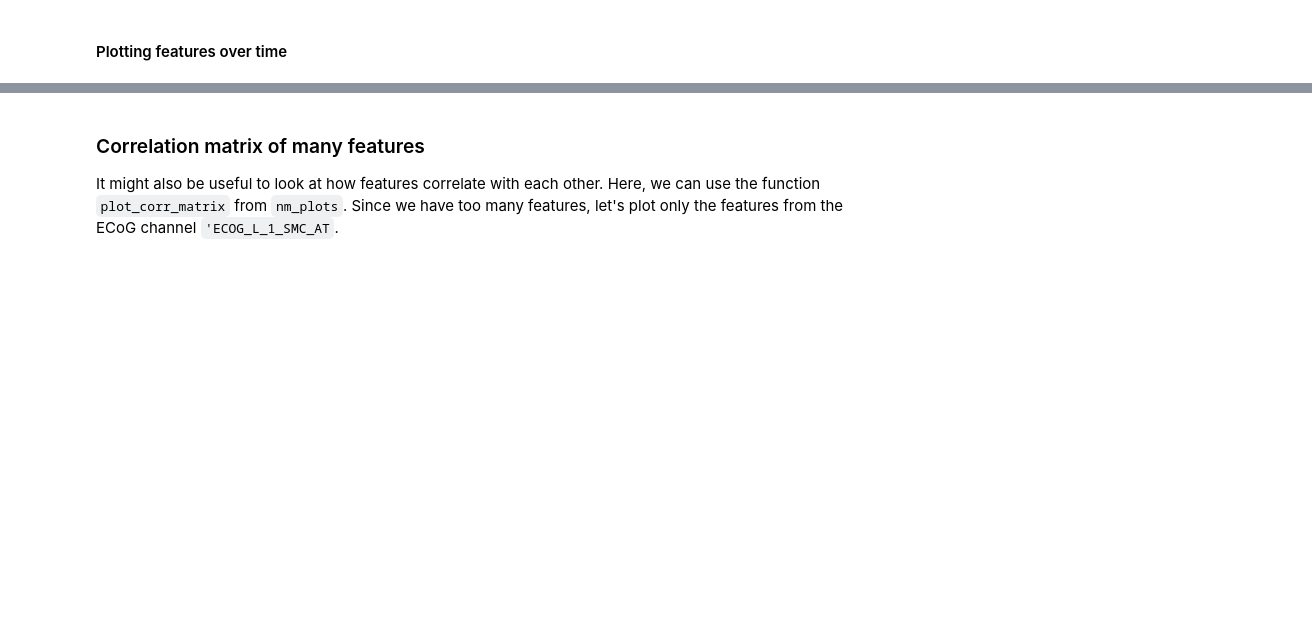
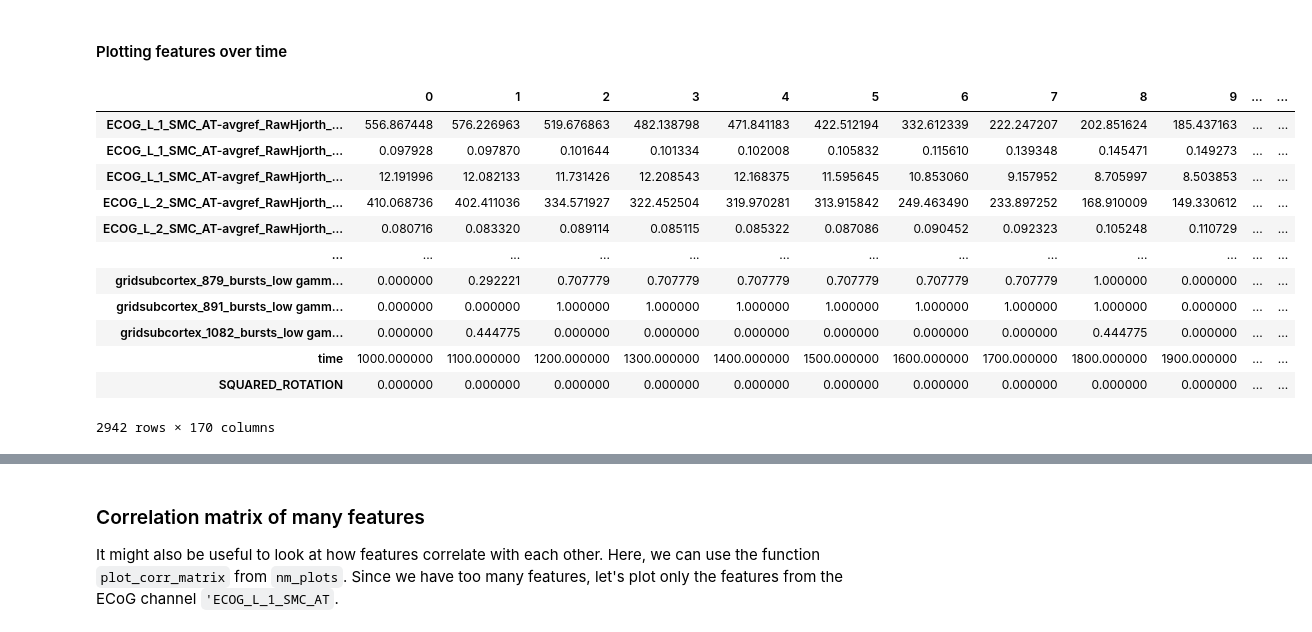
Before and after one commit to neuromodulation/py_neuromodulation, a Jupyter notebook: examples/example_BIDS.ipynb, the cells around one changed output, grey strips where cells are left out. Drawn from its saved outputs; the diff is of its cells as text; code cells hidden in the pictures; blank space fills up the shorter version.

```diff
--- a/examples/example_BIDS.ipynb
+++ b/examples/example_BIDS.ipynb
@@ -268,5 +321,21 @@ The lighter plot is the individual movement trace, and the thicker one is the av
 The plot is saved as a .png in the /py_neuromodulation/examples/data/derivatives/sub-testsub_ses-EphysMedOff_task-buttonpress_run-0/ directory.
 # %% [markdown]
 #### Plotting features over time
+# %%
+feature_reader.feature_arr.T
+# %% [output]
+|  | 0 | 1 | 2 | 3 | 4 | 5 | 6 | 7 | 8 | 9 | ... | ... |
+| ECOG_L_1_SMC_AT-avgref_RawHjorth_... | 556.867448 | 576.226963 | 519.676863 | 482.138798 | 471.841183 | 422.512194 | 332.612339 | 222.247207 | 202.851624 | 185.437163 | ... | ... |
+| ECOG_L_1_SMC_AT-avgref_RawHjorth_... | 0.097928 | 0.097870 | 0.101644 | 0.101334 | 0.102008 | 0.105832 | 0.115610 | 0.139348 | 0.145471 | 0.149273 | ... | ... |
+| ECOG_L_1_SMC_AT-avgref_RawHjorth_... | 12.191996 | 12.082133 | 11.731426 | 12.208543 | 12.168375 | 11.595645 | 10.853060 | 9.157952 | 8.705997 | 8.503853 | ... | ... |
+| ECOG_L_2_SMC_AT-avgref_RawHjorth_... | 410.068736 | 402.411036 | 334.571927 | 322.452504 | 319.970281 | 313.915842 | 249.463490 | 233.897252 | 168.910009 | 149.330612 | ... | ... |
+| ECOG_L_2_SMC_AT-avgref_RawHjorth_... | 0.080716 | 0.083320 | 0.089114 | 0.085115 | 0.085322 | 0.087086 | 0.090452 | 0.092323 | 0.105248 | 0.110729 | ... | ... |
+| ... | ... | ... | ... | ... | ... | ... | ... | ... | ... | ... | ... | ... |
+| gridsubcortex_879_bursts_low gamm... | 0.000000 | 0.292221 | 0.707779 | 0.707779 | 0.707779 | 0.707779 | 0.707779 | 0.707779 | 1.000000 | 0.000000 | ... | ... |
+| gridsubcortex_891_bursts_low gamm... | 0.000000 | 0.000000 | 1.000000 | 1.000000 | 1.000000 | 1.000000 | 1.000000 | 1.000000 | 1.000000 | 0.000000 | ... | ... |
+| gridsubcortex_1082_bursts_low gam... | 0.000000 | 0.444775 | 0.000000 | 0.000000 | 0.000000 | 0.000000 | 0.000000 | 0.000000 | 0.444775 | 0.000000 | ... | ... |
+| time | 1000.000000 | 1100.000000 | 1200.000000 | 1300.000000 | 1400.000000 | 1500.000000 | 1600.000000 | 1700.000000 | 1800.000000 | 1900.000000 | ... | ... |
+| SQUARED_ROTATION | 0.000000 | 0.000000 | 0.000000 | 0.000000 | 0.000000 | 0.000000 | 0.000000 | 0.000000 | 0.000000 | 0.000000 | ... | ... |
+2942 rows × 170 columns
 # %%
 # We arbitrarily decided to plot the features from the first ECoG channel
```
Also changed, not shown: parts of 6 cells of this notebook.
